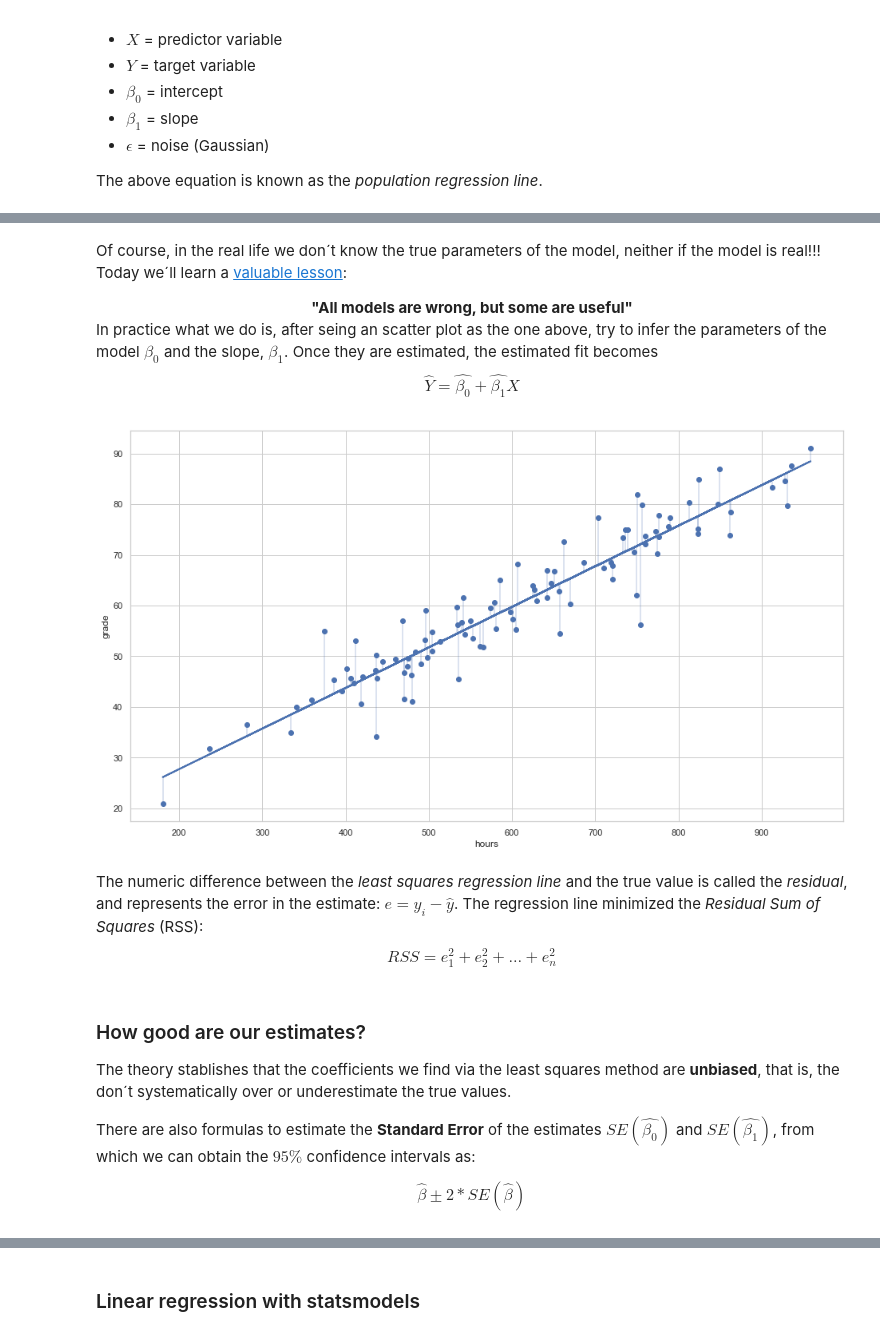
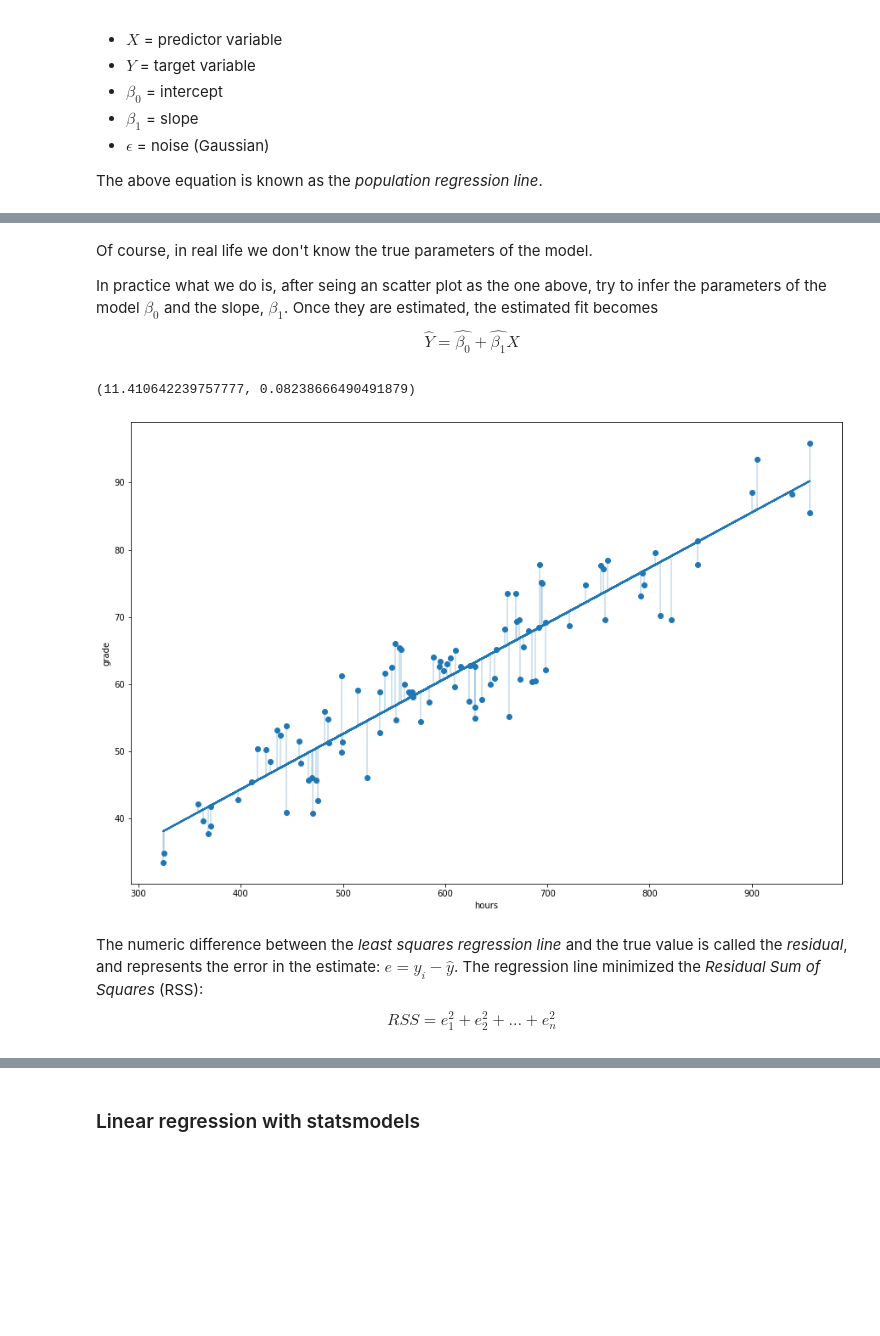
Before and after one commit to Ironhack-Data-Madrid-Enero-2021/Classroom-Materials, a Jupyter notebook: week_06/02-linear-regression.ipynb, the cells around one changed output, grey strips where cells are left out. Drawn from its saved outputs; the diff is of its cells as text; code cells hidden in the pictures; blank space fills up the shorter version.

```diff
--- a/week_06/02-linear-regression.ipynb
+++ b/week_06/02-linear-regression.ipynb
@@ -5 +14,4 @@
+# %%
+import matplotlib
+matplotlib.rcParams['figure.figsize'] = (15, 10)
 # %%
@@ -46,14 +43,22 @@ The above equation is known as the *population regression line*.
 # %%
-# From the example in the previous class
-beta_1 =  0.08#0.08
+beta_1 = 0.08
 beta_0 = 12
 num_points = 100
-X = np.random.normal(600, 150, num_points) # study hours
 
-# And the grades are...
-y = beta_0 + (beta_1 * X) + np.random.normal(loc=0, scale=5, size=num_points)
-data = pd.DataFrame({'grade': y,
-                     'hours': X})
+# study hours
+X = np.random.normal(600, 150, num_points)
+
+# random error
+random_error = np.random.normal(loc=0, scale=5, size=num_points)
+
+# mark
+y = beta_0 + (beta_1 * X) + random_error
+
+data = pd.DataFrame({
+    'hours': X,
+    'grade': y
+
+}).round().astype(int)
 # %%
 data
 # %% [output]
@@ -77,32 +82,30 @@ sns.regplot(x='hours', y='grade', data=data);
 # %% [markdown]
-Of course, in the real life we don´t know the true parameters of the model, neither if the model is real!!! Today we´ll learn a [valuable lesson](https://en.wikipedia.org/wiki/All_models_are_wrong):
-
-
-
-<center> <b>"All models are wrong, but some are useful"</b> </center>
-
+Of course, in real life we don't know the true parameters of the model.
 
 In practice what we do is, after seing an scatter plot as the one above, try to infer the parameters of the model $\beta_0$ and the slope, $\beta_1$.  Once they are estimated, the estimated fit becomes $$ \hat{Y} = \hat{\beta_0} +  \hat{\beta_1} X$$
+# %%
+lr.fit(
+    X=data.hours.to_frame(),
+    y=data.grade
+)
+
+beta_1 = lr.coef_[0]
+beta_0 = lr.intercept_
+# %%
+beta_0, beta_1
+# %% [output]
+(11.410642239757777, 0.08238666490491879)
 # %%
-# regression line
-y_hat = 11.75 + 0.08 * X
+# regression line1
+y_hat = beta_0 + beta_1 * X
 # plot the linear fit on top of the scatter
 plt.scatter(X, y)
 plt.plot(X, y_hat, lw=2)
 plt.vlines(X, y_hat, y, lw=0.4)
 plt.xlabel('hours')
 plt.ylabel('grade')
 plt.show()
 # %% [output]
-[figure, old version]
+[figure, new version]
 # %% [markdown]
 The numeric difference between the *least squares regression line* and the true value is called the *residual*, and represents the error in the estimate: $e = y_i  - \hat{y}$. The regression line minimized the *Residual Sum of Squares* (RSS): $$RSS = e_1^2 + e_2^2 + \dots + e_n ^2$$
-# %% [markdown]
-### How good are our estimates?
-
-The theory stablishes that the coefficients we find via the least squares method are **unbiased**, that is, the don´t systematically over or underestimate the true values.
-
-There are also formulas to estimate the **Standard Error** of the estimates $SE(\hat{\beta_0})$ and $SE(\hat{\beta_1})$, from which we can obtain the $95\%$ confidence intervals as:
-
-
-$$\hat\beta \pm 2*SE(\hat{\beta})$$
```
Also changed, not shown: parts of 66 cells of this notebook, 2 other files.
